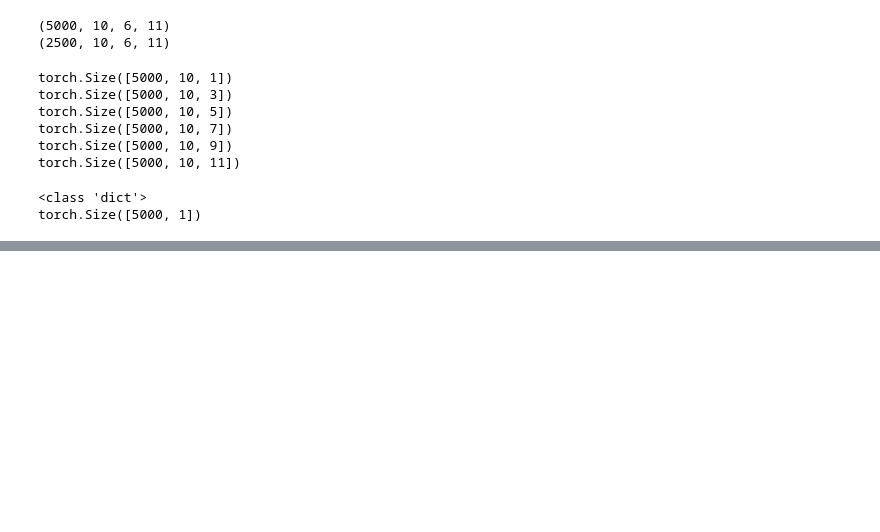
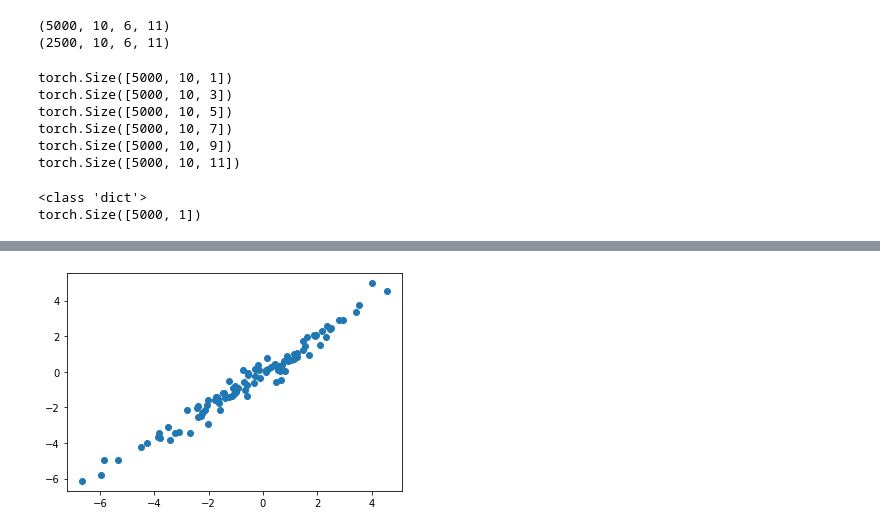
Before and after one commit to lab-cosmo/wigner_kernels, a Jupyter notebook: methane_nn_from_spherical_expansion.ipynb, the cells around one changed output, grey strips where cells are left out. Cells and saved outputs as stored; diff of their text form; code cells hidden in the pictures; blank space fills up the shorter version.

```diff
--- a/methane_nn_from_spherical_expansion.ipynb
+++ b/methane_nn_from_spherical_expansion.ipynb
@@ -254,0 +262,21 @@ print(torch.max(a).item())
+# %%
+index_small = '0:100'
+structures = ase.io.read('methane.extxyz', index=index_small)
+coefficients = get_spherical_expansion(structures, HYPERS,
+                                             all_species, split_by_central_specie = False)
+coefficients = scaler.transform(coefficients)
+coefficients = convert_to_torch(coefficients, DEVICE)
+
+energies =  [structure.info['energy'] for structure in structures]
+energies = np.array(energies) * HARTREE_TO_EV
+energies = energies - mean_e
+
+
+structural_indices = get_structural_indices(structures)
+central_species = get_central_species(structures)
+
+for key in coefficients.keys():
+    print(key, coefficients[key].shape)
+print(energies.shape)
+print(structural_indices.shape)
+print(central_species.shape)
@@ -254,0 +293,8 @@ print(torch.max(a).item())
+# %%
+predictions = atomistic(coefficients, central_species,
+                        structural_indices)['predictions'].squeeze().data.cpu().numpy()
+
+plt.plot(energies, predictions, 'o')
+plt.show()
+# %% [output]
+[figure, added]
```
Also changed, not shown: parts of 9 cells of this notebook.
